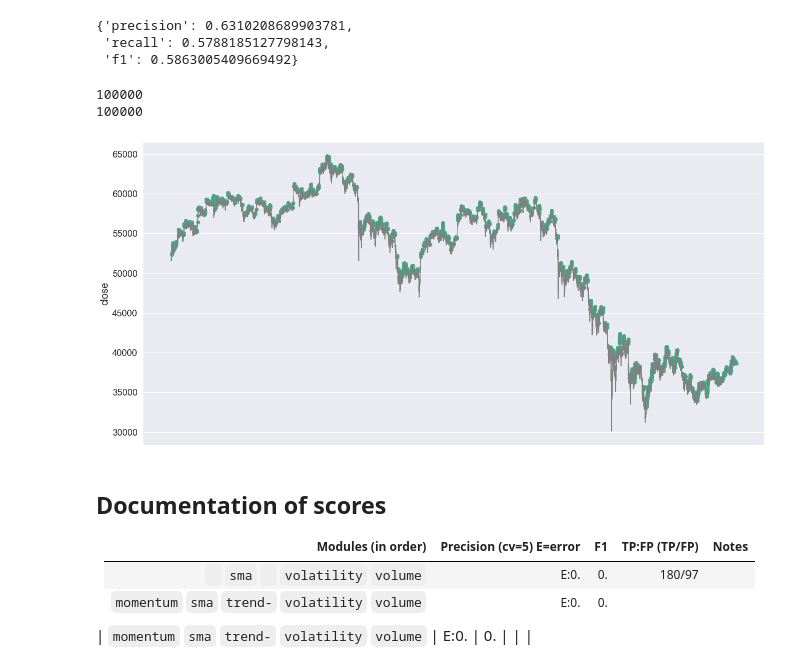
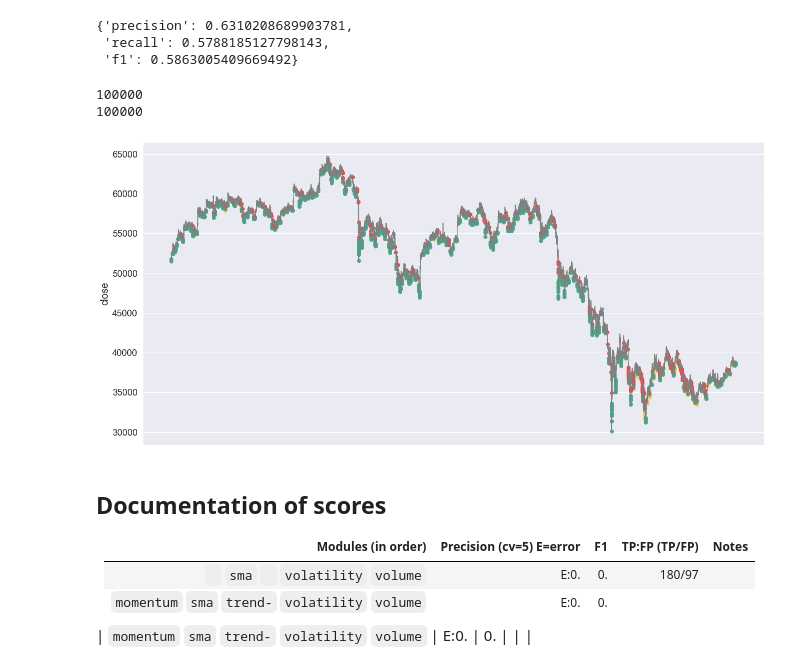
Before and after one commit to sunnymnie/bitcoin-printer, a Jupyter notebook: c-test.ipynb, the cells around one changed output. Saved outputs shown, nothing was run; the diff lists cells and outputs as text; code cells hidden in the pictures.

```diff
--- a/c-test.ipynb
+++ b/c-test.ipynb
@@ -20,7 +20,7 @@ from sklearn.metrics import plot_roc_curve
 from joblib import dump, load
 # %%
 # df = pd.read_csv("data/BTCUSDT-hour-target-features.csv")
-df = pd.read_csv("data/BTCUSDT-minute-target-peak-features.csv")
+df = pd.read_csv("data/BTCUSDT-minute-target-dip-features.csv")
 
 # df = pd.read_csv("data/BTCUSDT-hour-target-features-all-rate.csv")
 # df = pd.read_csv("data/BTCUSDT-hour-target-features-all-puell.csv")
@@ -93,7 +96,7 @@ model.fit(X_train, y_train)
 # %% [output]
 RandomForestClassifier()
 # %%
-model = load('models/model_minute_peak_v1.test.joblib')
+model = load('models/model_minute_dip_v1.test.joblib')
 # %% [markdown]
 ## Precision bug documentation
 
@@ -141,46 +144,46 @@ b = 100000 #max 20000
 results = model.predict(X_ft[a:b])
 scatter_results = list(map(lambda x, c: c if x == 1 else None, results, close[a:b]))
 
 s_correct = list(map(lambda x, t, c: c if x == 1 and t == 1 else None, results, y_ft[a:b], close[a:b]))
 s_wrong = list(map(lambda x, t, c: c if x == 1 and t == 0 else None, results, y_ft[a:b], close[a:b]))
 s_missed = list(map(lambda x, t, c: c if x == 0 and t == 1 else None, results, y_ft[a:b], close[a:b]))
 
 fig,ax = plt.subplots(figsize=(20, 10))
 
 print(len(close[a:b]))
 print(len(scatter_results))
 
 rows = len(close[a:b])
 
-ax.scatter(range(rows),
-            scatter_results,
-            color="#43aa8b")
+# ax.scatter(range(rows),
+#             scatter_results,
+#             color="#43aa8b")
 
 
-# ax.scatter(range(rows),
-#             s_missed,
-#         color="#f9c74f")
+ax.scatter(range(rows),
+            s_missed,
+        color="#f9c74f")
 
-# ax.scatter(range(rows),
-#             s_correct,
-#         color="#43aa8b")
+ax.scatter(range(rows),
+            s_correct,
+        color="#43aa8b")
 
-# ax.scatter(range(rows),
-#             s_wrong,
-#         color="#f94144")
+ax.scatter(range(rows),
+            s_wrong,
+        color="#f94144")
 
 ax.set_xlabel("time")
 ax.set_ylabel("close")
 ax.plot(range(rows),
         close[a:b],
         color="gray")
 
 ax.tick_params(labelbottom=False)
 ax.axes.xaxis.set_visible(False)
 # %% [output]
 100000
 100000
-[figure, old version]
+[figure, new version]
 # %%
 test = pd.DataFrame(results, columns=["target"])
 test["close"] = list(close)
```
Also changed, not shown: parts of 6 cells of this notebook, 1 other file.
